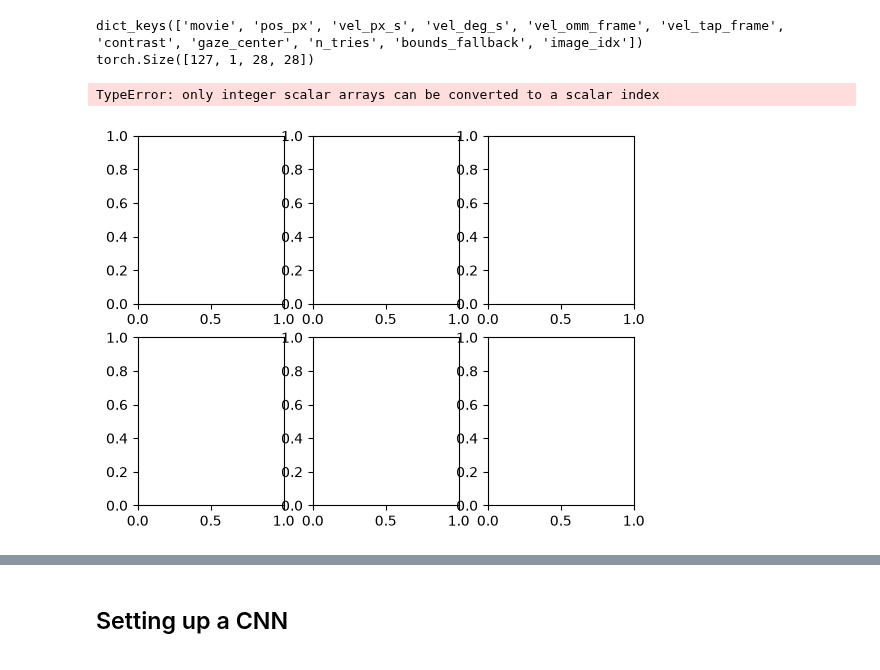
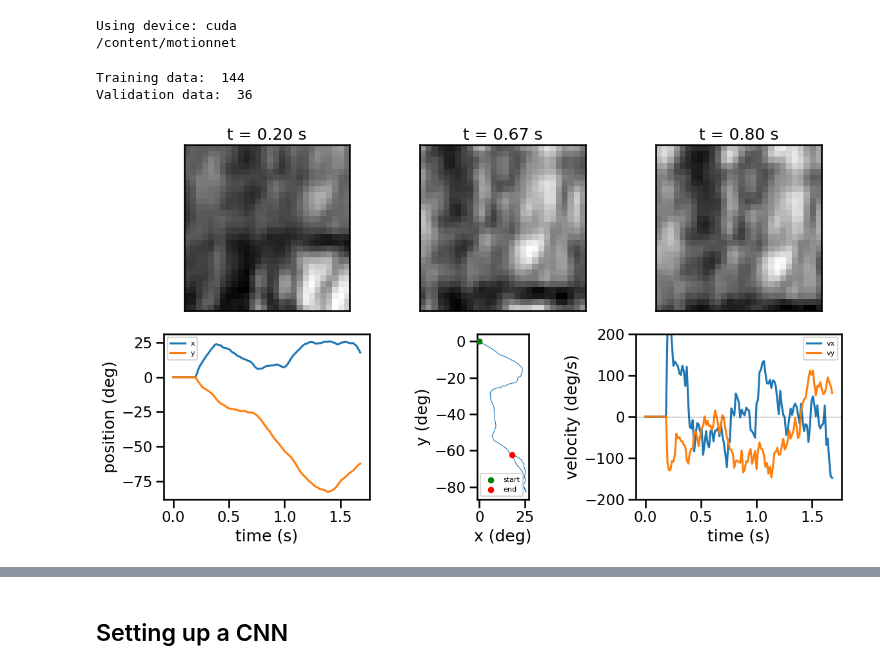
Before and after one commit to guardomayas/motionnet, a Jupyter notebook: notebooks/stim_building_dataset.ipynb, the cells around one changed output, grey strips where cells are left out. Saved outputs shown, nothing was run; the diff lists cells and outputs as text; code cells hidden in the pictures.

Commit message:
Colab dependencis mas tap spacing

```diff
--- a/notebooks/stim_building_dataset.ipynb
+++ b/notebooks/stim_building_dataset.ipynb
@@ -16,4 +51,5 @@ else:
 # %%
+import motionnet
 import numpy as np
 import matplotlib.pyplot as plt
 from motionnet.dataset import GetNaturalMovies, animate_sample, plot_examples
@@ -22,19 +58,34 @@ from tqdm import tqdm
 from IPython.display import HTML, display
 from motionnet.dataset.van_hateren_utils import log_image
 from pathlib import Path
+import seaborn as sns
+
+import torch.nn as nn
+import torch.nn.functional as F
+import torch
+from torch.utils.data import Subset, DataLoader
+import os
+sns.set_context("talk")
+# %%
+device = torch.device("cuda" if torch.cuda.is_available() else "cpu")
+print(f"Using device: {device}")
+print(os.getcwd())
+# %% [output]
+Using device: cuda
+/content/motionnet
 # %%
 ## GLOBAL VARS
 CACHE_DIR = Path("/home/guardomayas/NUIN/motionnet/data/coeffs")
-N_IMAGES = 500
+N_IMAGES = 300
 RNG      = np.random.default_rng(0)
 # DPP      = 1/60 # Van Hateren images are 1/60 deg per pixel
 plot_vid = True
 # %%
 from motionnet.dataset import build_coeff_cache, split_images
 
-CFG = dict(eye_size=28, blur_px=13, start_jitter=100,
+CFG = dict(eye_size=28, spacing_px = 7, blur_px=13, start_jitter=100,
            frames_per_segment=75*1.5, fps=75,
-           vel_std_deg_s=(120, 70), samples_per_image=20)
+           vel_std_deg_s=(120, 70), samples_per_image=3)
 
 RHO_PHI = 1.08                                   # matches the class default
 SIGMA_PX = CFG["blur_px"] * RHO_PHI / 2.3548
@@ -55,3 +106,9 @@ train_ds = GetNaturalMovies(files=train_files, coeff_cache=train_cache,
                             seed=1, **CFG)
 val_ds   = GetNaturalMovies(files=val_files, coeff_cache=val_cache,
                             seed=99, **CFG)
+
+print("Training data: ", len(train_ds))
+print("Validation data: ", len(val_ds))
+# %% [output]
+Training data:  144
+Validation data:  36
@@ -58,14 +120,37 @@ val_ds   = GetNaturalMovies(files=val_files, coeff_cache=val_cache,
 # %%
-s = train_ds[0]
-print(s.keys())
-movie = s['movie']
+d = train_ds
+s = d[0]
+movie = s["movie"].numpy()
+vel   = s["vel_deg_s"].numpy()
+pos   = s["pos_px"].numpy() * d.dpp        # source px -> deg
+t_s   = np.arange(len(vel)) / d.fps
 frames = [15, 50, 60]
-print(movie.shape)
-fig , axes = plt.subplots(2,3)
-for i, frame in enumerate(frames, axes):
-    axes[0,0].imshow(movie[frame,0], cmap='gray')
+
+fig, axes = plt.subplots(2, 3, figsize=(12, 7))
+
+for i, f in enumerate(frames):
+    axes[0, i].imshow(movie[f, 0], cmap="gray", interpolation="nearest")
+    axes[0, i].set_title(f"t = {f / d.fps:.2f} s")
+    axes[0, i].set_xticks([]); axes[0, i].set_yticks([])
+
+axes[1, 0].plot(t_s, pos[:, 0], label="x")
+axes[1, 0].plot(t_s, pos[:, 1], label="y")
+axes[1, 0].set(xlabel="time (s)", ylabel="position (deg)")
+axes[1, 0].legend(fontsize=8)
+
+axes[1, 1].plot(pos[:, 0], pos[:, 1], lw=0.8)
+axes[1, 1].scatter(*pos[0], c="g", s=30, zorder=3, label="start")
+axes[1, 1].scatter(*pos[-1], c="r", s=30, zorder=3, label="end")
+axes[1, 1].set(xlabel="x (deg)", ylabel="y (deg)")
+axes[1, 1].set_aspect("equal")
+axes[1, 1].legend(fontsize=8)
+
+axes[1, 2].plot(t_s, vel[:, 0], label="vx")
+axes[1, 2].plot(t_s, vel[:, 1], label="vy")
+axes[1, 2].axhline(0, ls='--', color="k", lw=0.5)
+axes[1, 2].set(xlabel="time (s)", ylabel="velocity (deg/s)", ylim=(-200,200))
+axes[1, 2].legend(fontsize=8)
+
+fig.tight_layout()
 # %% [output]
-dict_keys(['movie', 'pos_px', 'vel_px_s', 'vel_deg_s', 'vel_omm_frame', 'vel_tap_frame', 'contrast', 'gaze_center', 'n_tries', 'bounds_fallback', 'image_idx'])
-torch.Size([127, 1, 28, 28])
-TypeError: only integer scalar arrays can be converted to a scalar index
-[figure, old version]
+[figure, new version]
```
Also changed, not shown: parts of 8 cells of this notebook, 1 other file.
